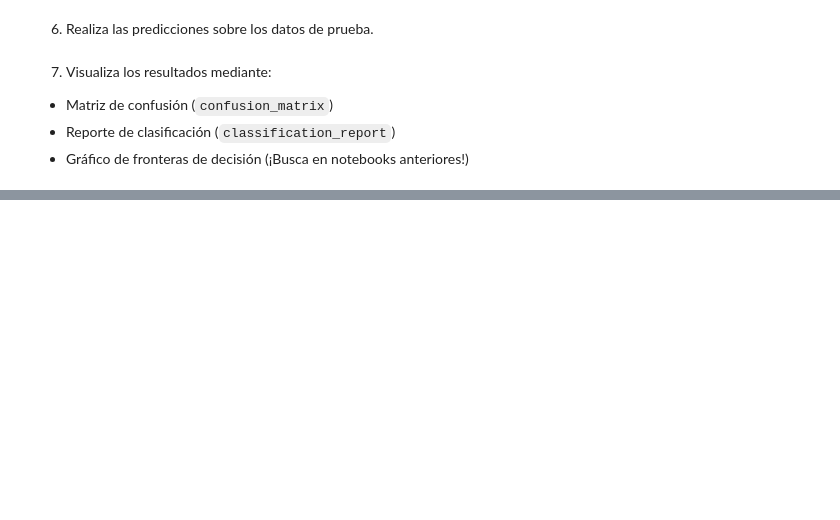
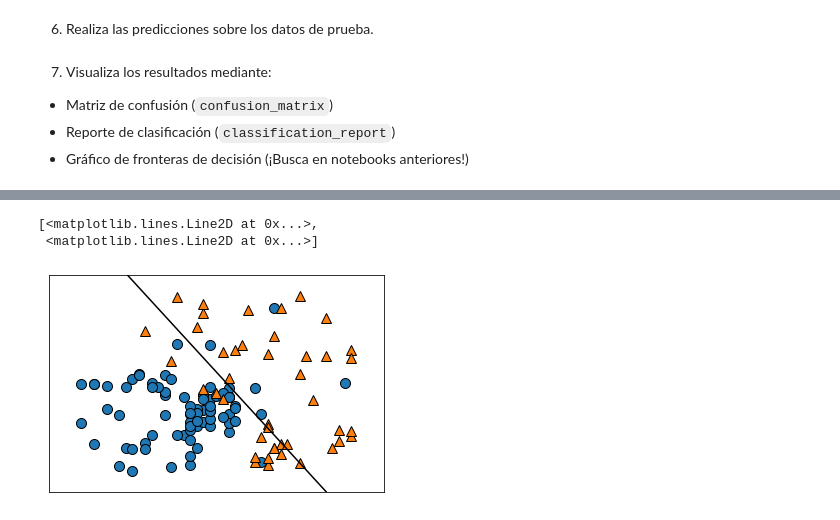
Before and after one commit to stivenlopezg/class-acamica, a Jupyter notebook: notebooks/svm.ipynb, the cells around one changed output, grey strips where cells are left out. Cells and saved outputs as stored; diff of their text form; code cells hidden in the pictures; blank space fills up the shorter version.

```diff
--- a/notebooks/svm.ipynb
+++ b/notebooks/svm.ipynb
@@ -42,0 +154,7 @@ set_config(display='diagram')
+# %%
+mglearn.plots.plot_2d_separator(classifier=svm, X=test_data)
+mglearn.discrete_scatter(x1=test_data[:, 0], x2=test_data[:, 1], y=test_label)
+# %% [output]
+[<matplotlib.lines.Line2D at 0x...>,
+ <matplotlib.lines.Line2D at 0x...>]
+[figure, added]
```
Also changed, not shown: parts of 15 cells of this notebook.
